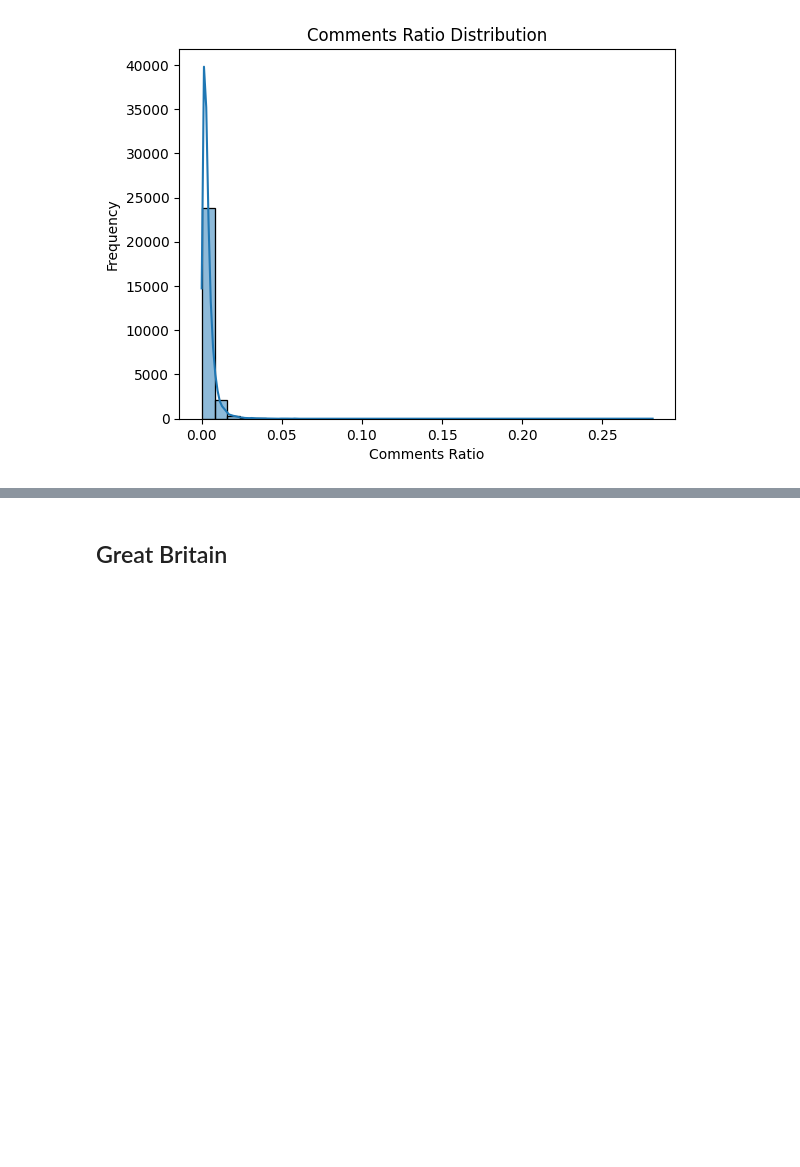
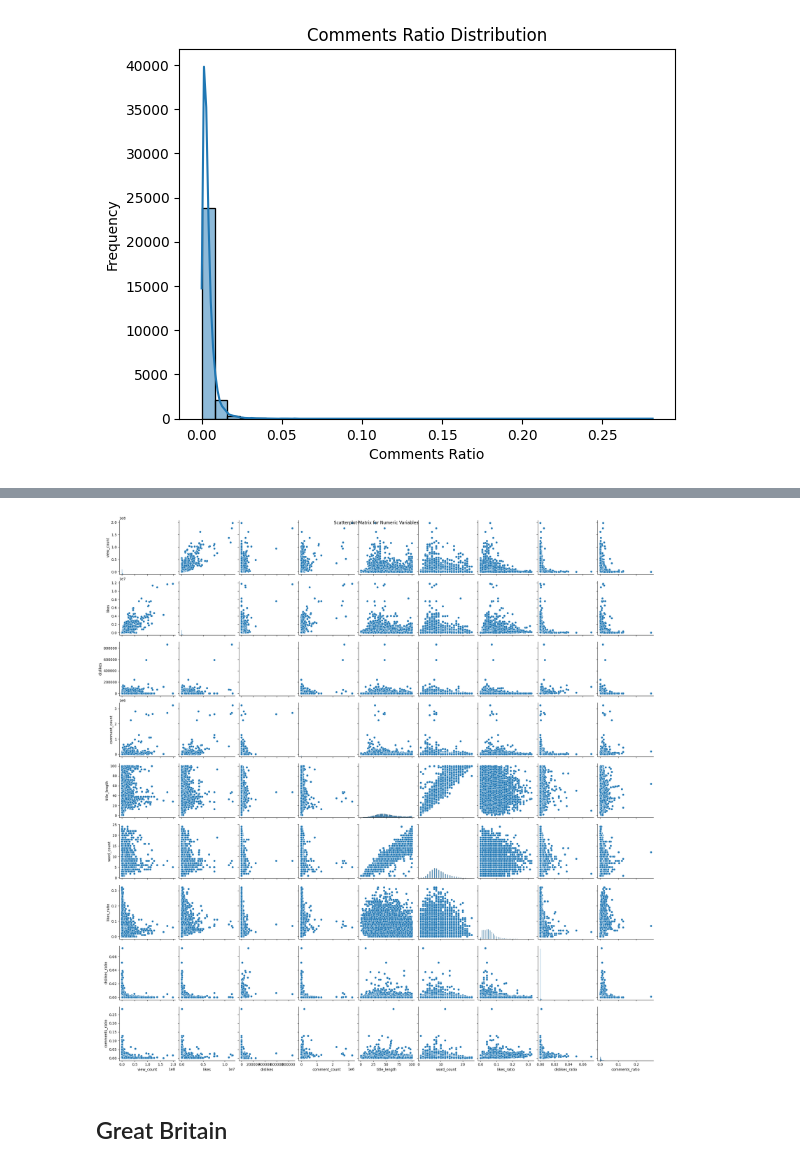
Before and after one commit to muzzy3k/YouTubeBigData, a Jupyter notebook: CA_EDA.ipynb, the cells around one changed output, grey strips where cells are left out. Saved outputs shown, nothing was run; the diff lists cells and outputs as text; code cells hidden in the pictures; blank space fills up the shorter version.

```diff
--- a/CA_EDA.ipynb
+++ b/CA_EDA.ipynb
@@ -568,3 +592,9 @@ only showing top 5 rows
+# %%
+sns.pairplot(df_numeric_pd)
+plt.suptitle("Scatterplot Matrix for Numeric Variables")
+plt.show()
+# %% [output]
+[figure, added]
 # %% [markdown]
 ## Great Britain
 # %% [markdown]
```
Also changed, not shown: parts of 2 cells of this notebook.
